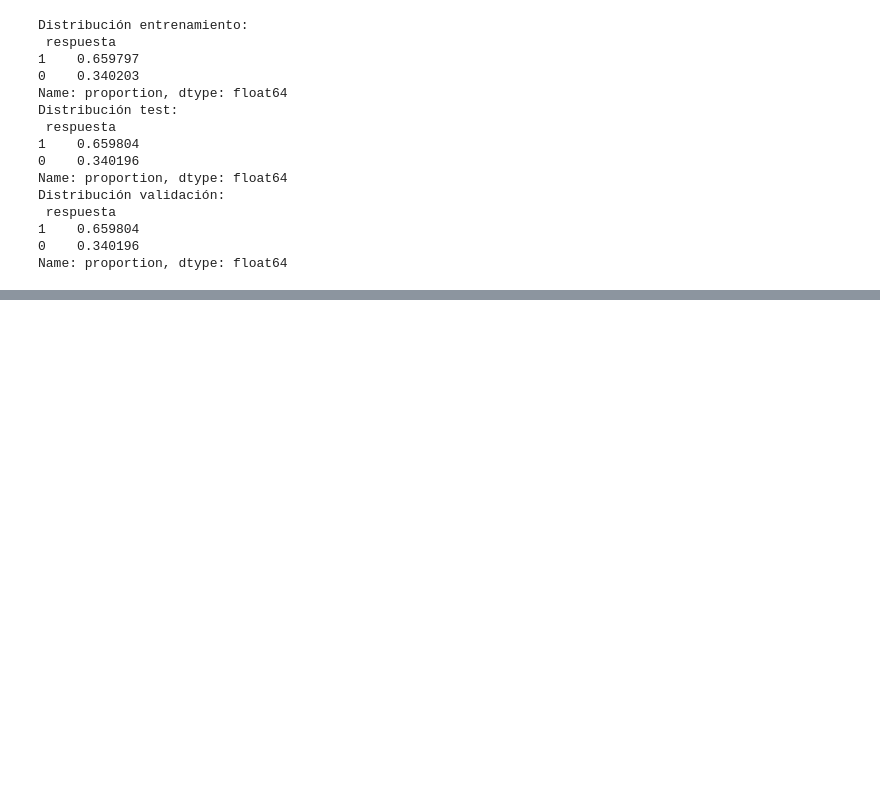
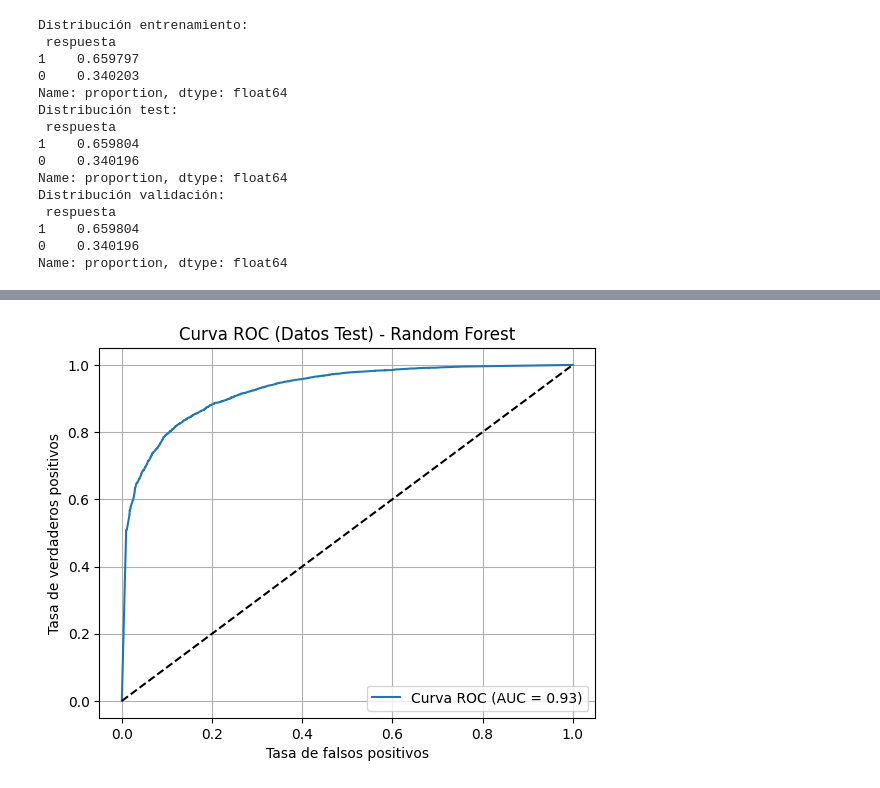
Before and after one commit to andreess891/Proyecto1_UdeM, a Jupyter notebook: Proyecto.ipynb, the cells around one changed output, grey strips where cells are left out. Cells and saved outputs as stored; diff of their text form; code cells hidden in the pictures; blank space fills up the shorter version.

```diff
--- a/Proyecto.ipynb
+++ b/Proyecto.ipynb
@@ -691,0 +757,16 @@ target_validacion = df_val["respuesta"]
+# %%
+y_scores = randomforest.predict_proba(predictors_test)[:, 1]
+fpr, tpr, thresholds = roc_curve(target_test, y_scores)
+roc_auc = auc(fpr, tpr)
+
+plt.figure()
+plt.plot(fpr, tpr, label=f'Curva ROC (AUC = {roc_auc:.2f})')
+plt.plot([0, 1], [0, 1], 'k--')
+plt.xlabel('Tasa de falsos positivos')
+plt.ylabel('Tasa de verdaderos positivos')
+plt.title('Curva ROC (Datos Test) - Random Forest')
+plt.legend(loc='lower right')
+plt.grid()
+plt.show()
+# %% [output]
+[figure, added]
```
Also changed, not shown: parts of 53 cells of this notebook, 4 other files.
